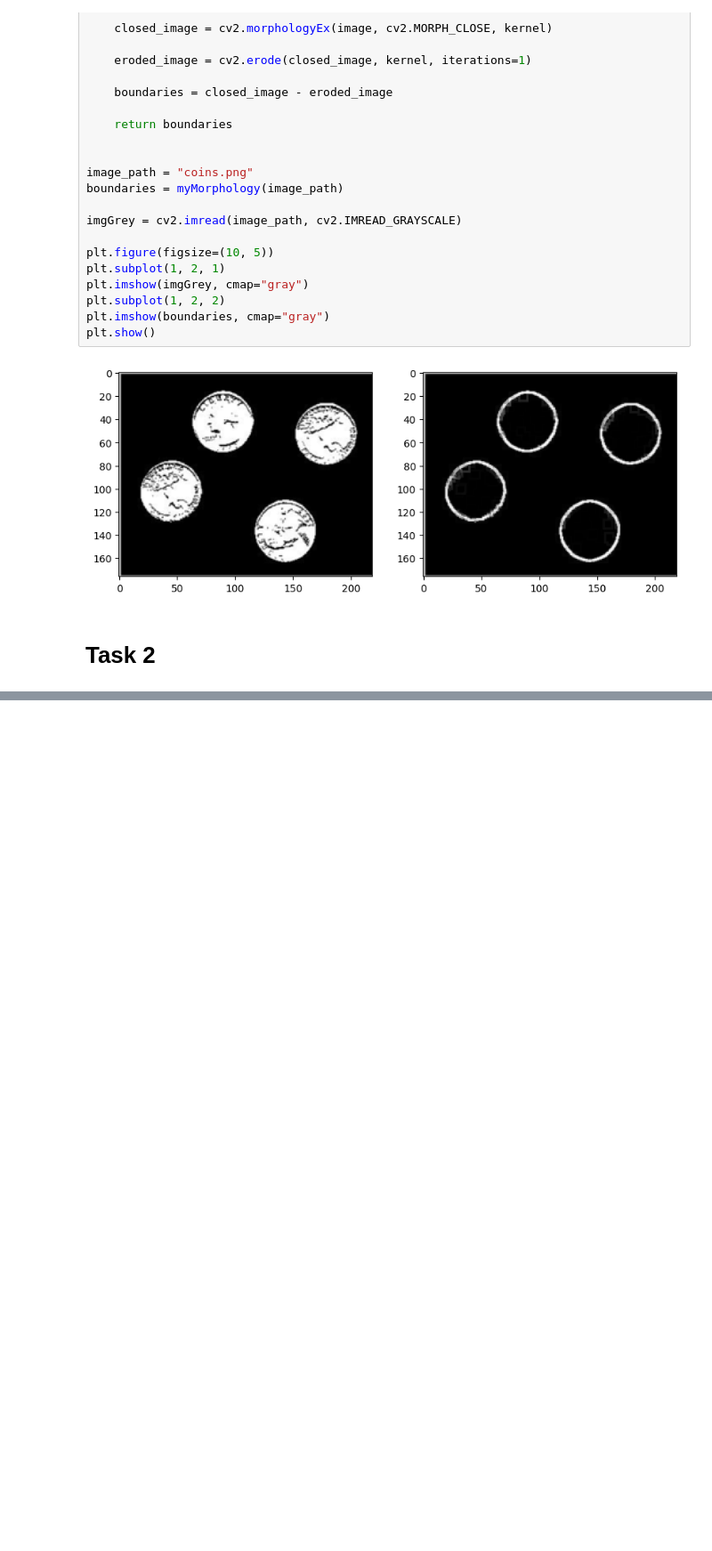
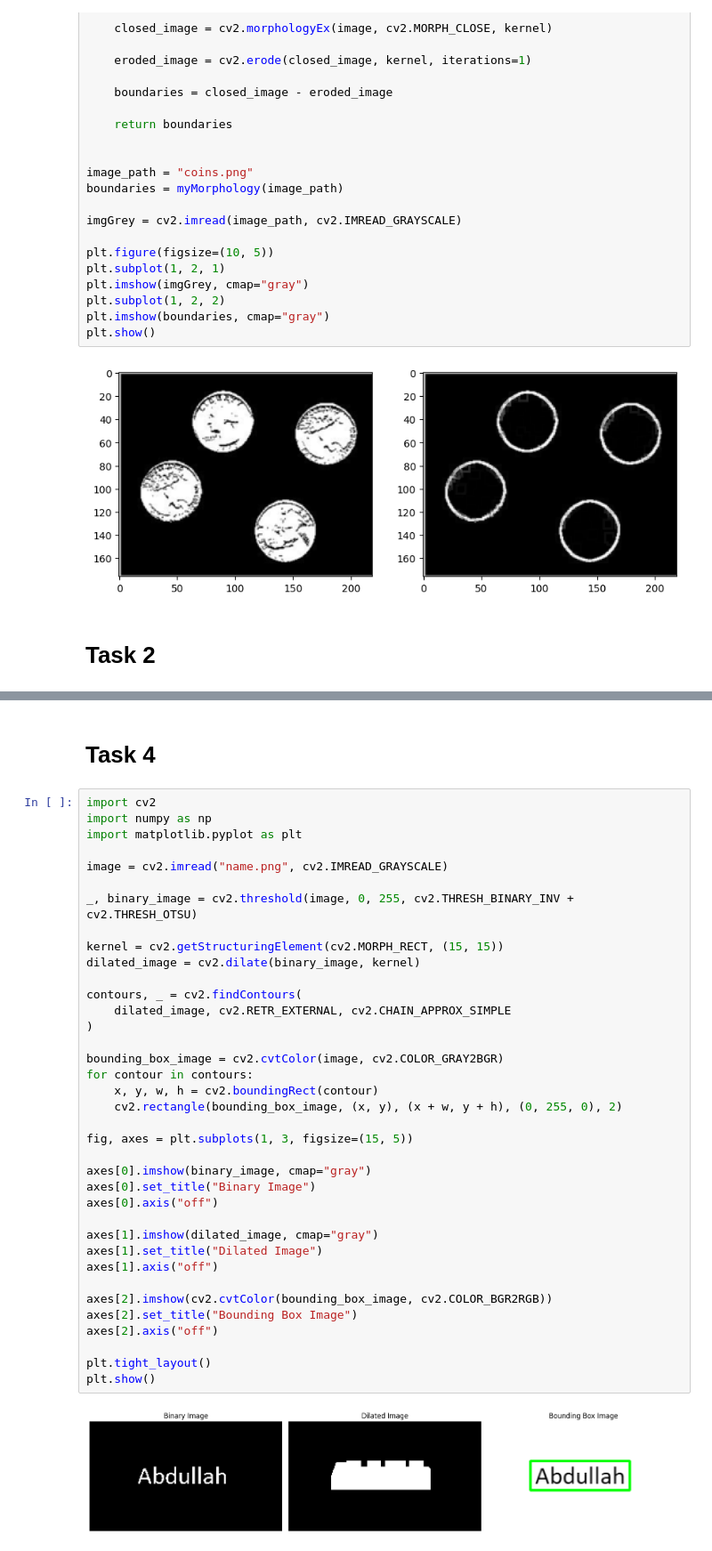
Before and after one commit to Abdullah-Khalil123/DIP-LAB, a Jupyter notebook: DIP Lab 11/code.ipynb, the cells around one changed output, grey strips where cells are left out. Shown: that part at 89% size. Saved outputs shown, nothing was run; the diff lists cells and outputs as text; blank space fills up the shorter version.

```diff
--- a/DIP Lab 11/code.ipynb
+++ b/DIP Lab 11/code.ipynb
@@ -60,0 +88,41 @@ plt.show()
+# %% [markdown]
+# Task 4
+# %%
+import cv2
+import numpy as np
+import matplotlib.pyplot as plt
+
+image = cv2.imread("name.png", cv2.IMREAD_GRAYSCALE)
+
+_, binary_image = cv2.threshold(image, 0, 255, cv2.THRESH_BINARY_INV + cv2.THRESH_OTSU)
+
+kernel = cv2.getStructuringElement(cv2.MORPH_RECT, (15, 15))
+dilated_image = cv2.dilate(binary_image, kernel)
+
+contours, _ = cv2.findContours(
+    dilated_image, cv2.RETR_EXTERNAL, cv2.CHAIN_APPROX_SIMPLE
+)
+
+bounding_box_image = cv2.cvtColor(image, cv2.COLOR_GRAY2BGR)
+for contour in contours:
+    x, y, w, h = cv2.boundingRect(contour)
+    cv2.rectangle(bounding_box_image, (x, y), (x + w, y + h), (0, 255, 0), 2)
+
+fig, axes = plt.subplots(1, 3, figsize=(15, 5))
+
+axes[0].imshow(binary_image, cmap="gray")
+axes[0].set_title("Binary Image")
+axes[0].axis("off")
+
+axes[1].imshow(dilated_image, cmap="gray")
+axes[1].set_title("Dilated Image")
+axes[1].axis("off")
+
+axes[2].imshow(cv2.cvtColor(bounding_box_image, cv2.COLOR_BGR2RGB))
+axes[2].set_title("Bounding Box Image")
+axes[2].axis("off")
+
+plt.tight_layout()
+plt.show()
+# %% [output]
+[figure, added]
```
Also changed, not shown: parts of 3 cells of this notebook, 13 other files.
